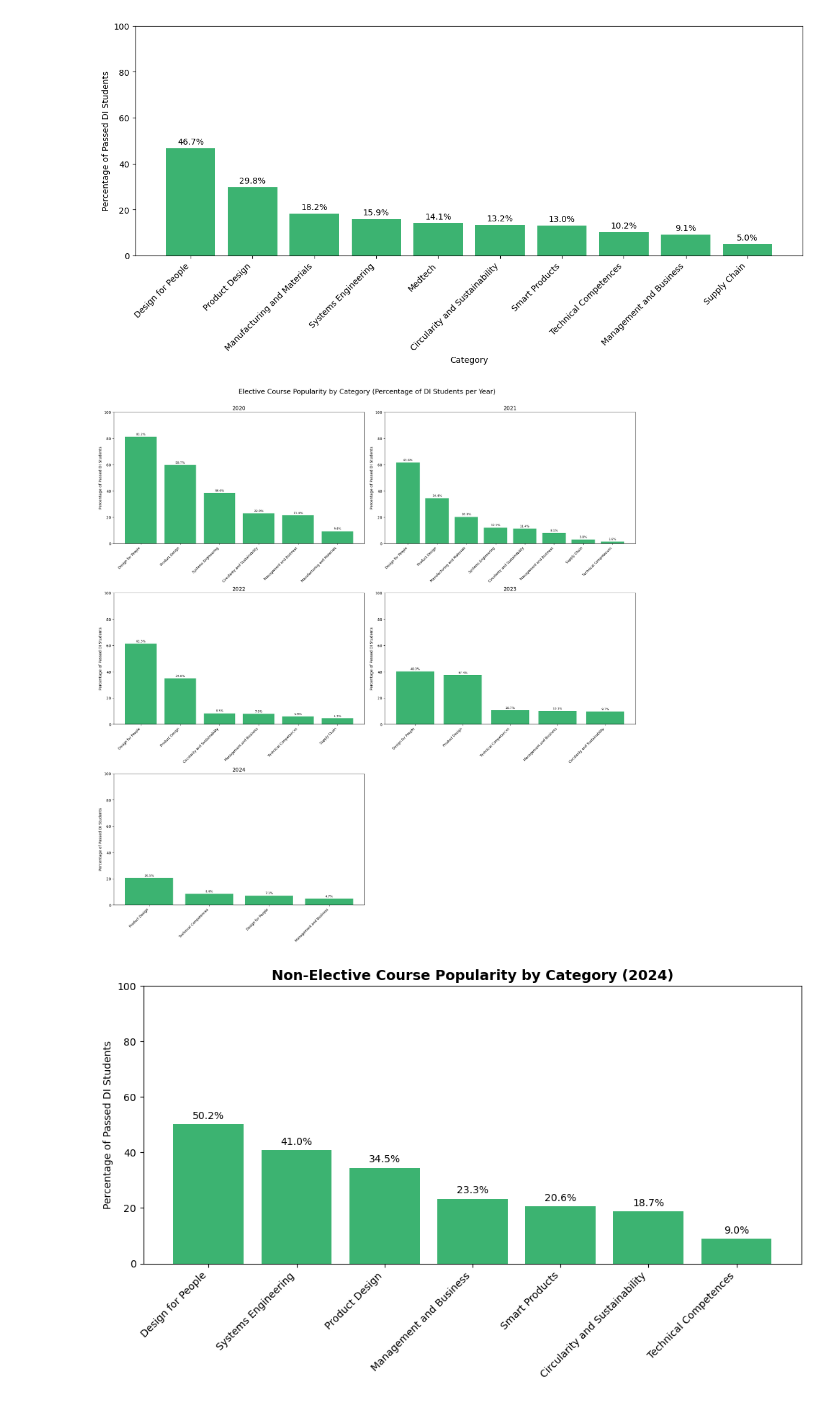
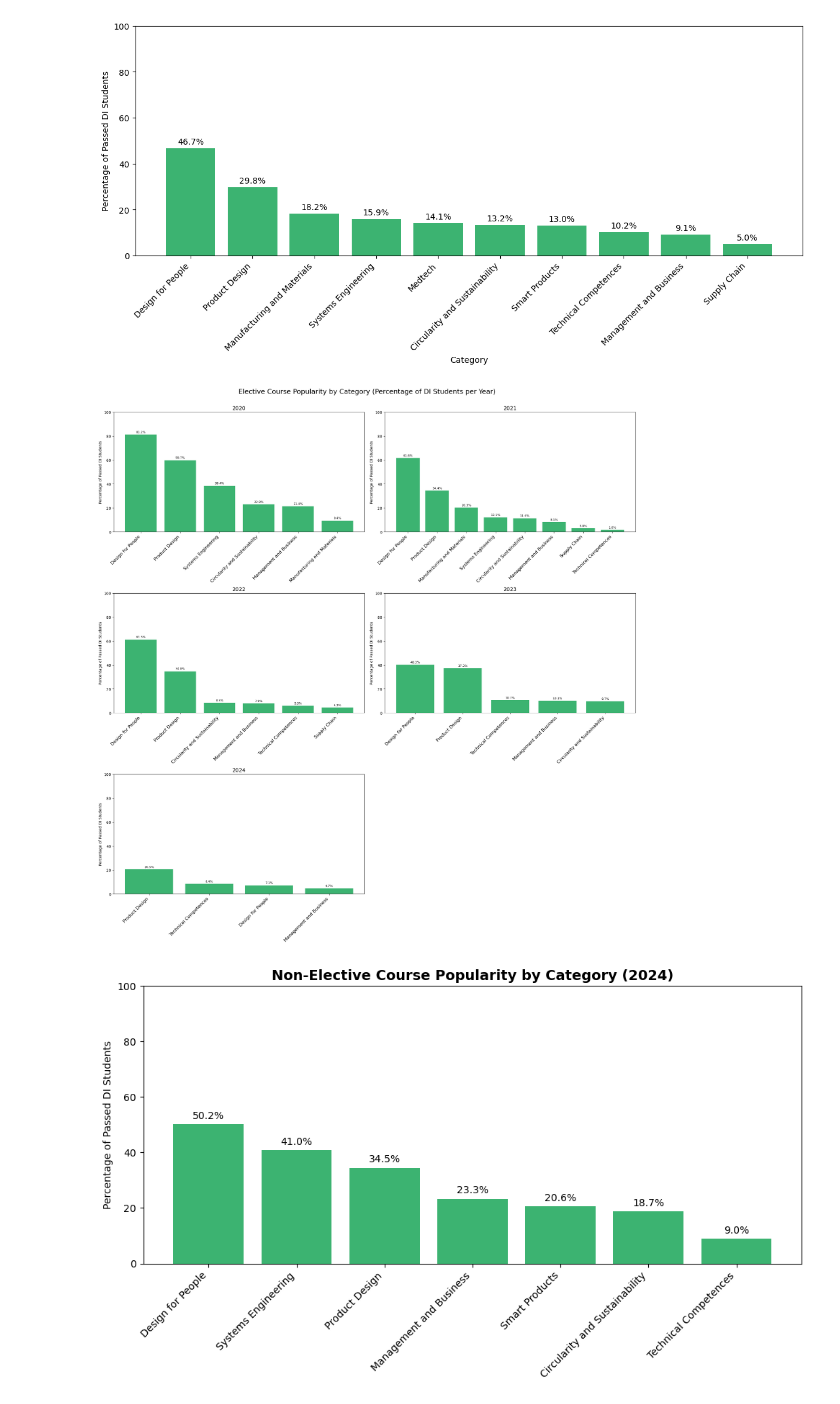
Before and after one commit to Alex-Nielsen-manden/Alex-Nielsen-manden.github.io, a Jupyter notebook: Data load/Final Project B.ipynb, the cells around one changed output. Drawn from its saved outputs; the diff is of its cells as text; code cells hidden in the pictures.

```diff
--- a/Data load/Final Project B.ipynb
+++ b/Data load/Final Project B.ipynb
@@ -859,35 +859,35 @@ axes = axes.flatten()
 
 for i, year in enumerate(years[:6]):  # Limit to first 6 years
     ax = axes[i]
     df_year = df_n6[df_n6['Year'] == year]
     summary = df_year.groupby('Category')['DI_fraction'].mean().reset_index()
     summary = summary.sort_values(by='DI_fraction', ascending=False)
 
     bars = ax.bar(summary['Category'], summary['DI_fraction'], color='mediumseagreen')
     ax.set_title(f'{year}', fontsize=14)
     ax.set_ylim(0, 100)
     ax.set_xticks(range(len(summary)))
-    ax.set_xticklabels(summary['Category'], rotation=45, ha='right', fontsize=9)
+    ax.set_xticklabels(summary['Category'], rotation=45, ha='right', fontsize=12)
     ax.set_ylabel("Percentage of Passed DI Students")
     ax.grid(False)
 
     for bar in bars:
         height = bar.get_height()
         ax.annotate(f'{height:.1f}%', xy=(bar.get_x() + bar.get_width() / 2, height),
                     xytext=(0, 3), textcoords="offset points", ha='center', va='bottom', fontsize=8)
 
 # Remove empty subplots if any
 for j in range(i + 1, len(axes)):
     fig.delaxes(axes[j])
 
 # Set overall title
 fig.suptitle('Elective Course Popularity by Category (Percentage of DI Students per Year)', fontsize=18, y=1.03)
 
 # Save and show
 plt.savefig("popularity_by_category_yearly.png", dpi=300, bbox_inches="tight", pad_inches=0.1)
 plt.show()
 # %% [output]
-[figure, old version]
+[figure, new version]
 # %%
 # Copy and exclude electives
 df_n7 = CD.copy()
```
Also changed, not shown: parts of 1 cell of this notebook, 2 other files.
